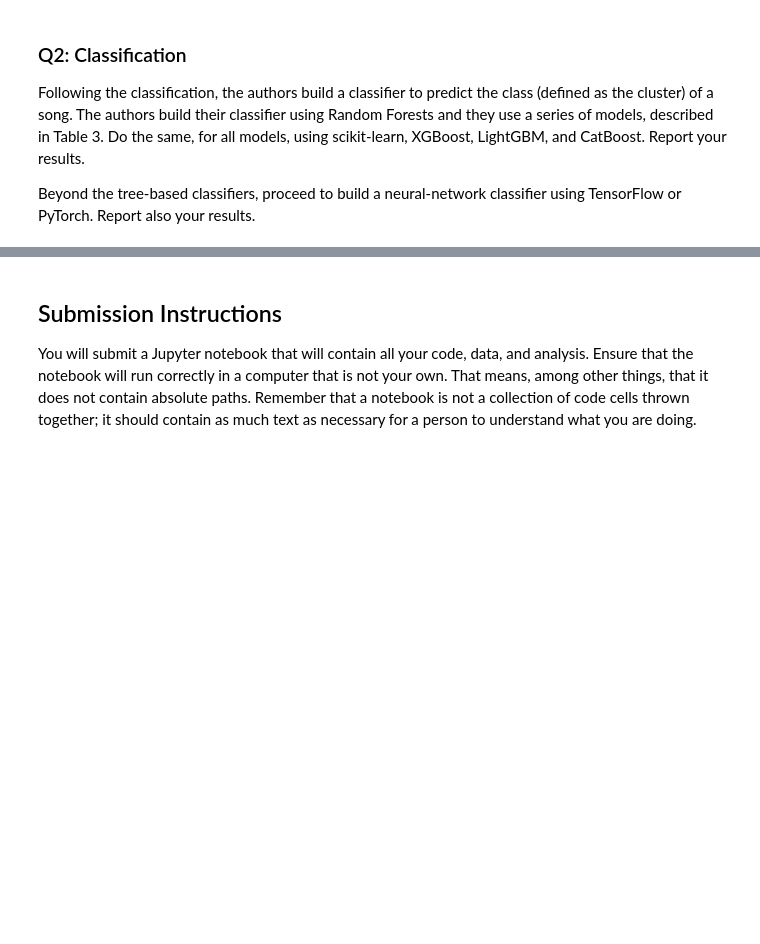
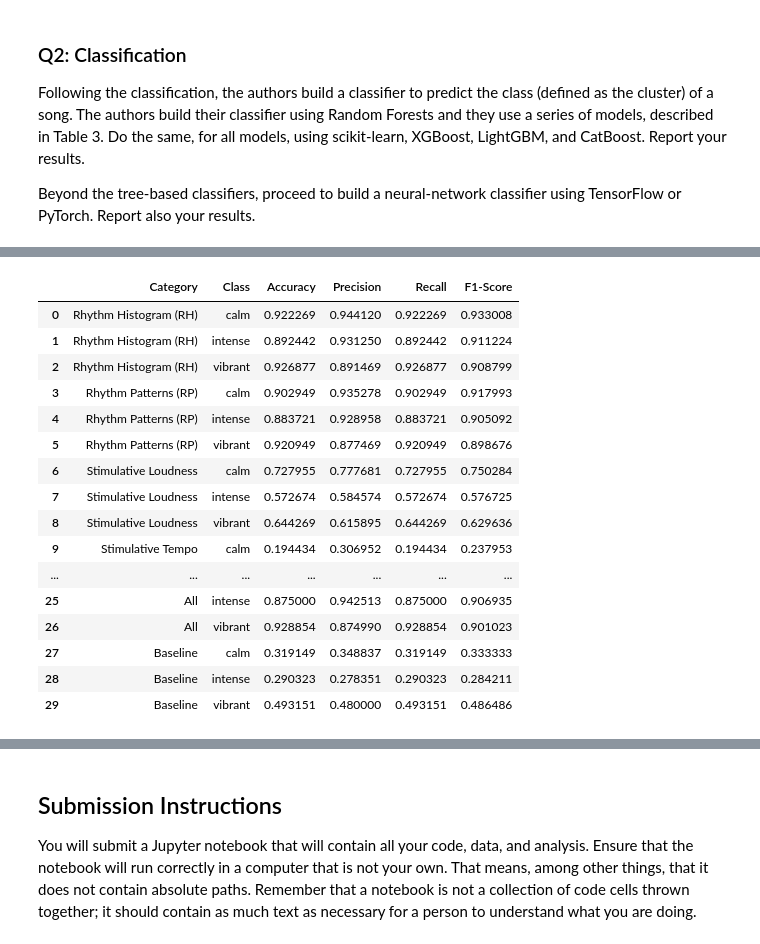
Before and after one commit to miketheofan/msc-in-data-science, a Jupyter notebook: pepmusic_assignment.ipynb, the cells around one changed output, grey strips where cells are left out. Cells and saved outputs as stored; diff of their text form; code cells hidden in the pictures; blank space fills up the shorter version.

```diff
--- a/pepmusic_assignment.ipynb
+++ b/pepmusic_assignment.ipynb
@@ -596,5 +845,23 @@ results_table
 # %%
-model = LGBMClassifier(metric='auc',random_state=42, verbose=-1, n_jobs=1, oneVsRest = False)
-results_table = produce_results_table(model)
+model = LGBMClassifier(metric='auc')
+results_table = produce_results_table(get_columns_by_category, model, train_classifier, n_splits=2)
 results_table
+# %% [output]
+|  | Category | Class | Accuracy | Precision | Recall | F1-Score |
+| 0 | Rhythm Histogram (RH) | calm | 0.922269 | 0.944120 | 0.922269 | 0.933008 |
+| 1 | Rhythm Histogram (RH) | intense | 0.892442 | 0.931250 | 0.892442 | 0.911224 |
+| 2 | Rhythm Histogram (RH) | vibrant | 0.926877 | 0.891469 | 0.926877 | 0.908799 |
+| 3 | Rhythm Patterns (RP) | calm | 0.902949 | 0.935278 | 0.902949 | 0.917993 |
+| 4 | Rhythm Patterns (RP) | intense | 0.883721 | 0.928958 | 0.883721 | 0.905092 |
+| 5 | Rhythm Patterns (RP) | vibrant | 0.920949 | 0.877469 | 0.920949 | 0.898676 |
+| 6 | Stimulative Loudness | calm | 0.727955 | 0.777681 | 0.727955 | 0.750284 |
+| 7 | Stimulative Loudness | intense | 0.572674 | 0.584574 | 0.572674 | 0.576725 |
+| 8 | Stimulative Loudness | vibrant | 0.644269 | 0.615895 | 0.644269 | 0.629636 |
+| 9 | Stimulative Tempo | calm | 0.194434 | 0.306952 | 0.194434 | 0.237953 |
+| ... | ... | ... | ... | ... | ... | ... |
+| 25 | All | intense | 0.875000 | 0.942513 | 0.875000 | 0.906935 |
+| 26 | All | vibrant | 0.928854 | 0.874990 | 0.928854 | 0.901023 |
+| 27 | Baseline | calm | 0.319149 | 0.348837 | 0.319149 | 0.333333 |
+| 28 | Baseline | intense | 0.290323 | 0.278351 | 0.290323 | 0.284211 |
+| 29 | Baseline | vibrant | 0.493151 | 0.480000 | 0.493151 | 0.486486 |
 # %%
```
Also changed, not shown: parts of 31 cells of this notebook, 1 other file.
